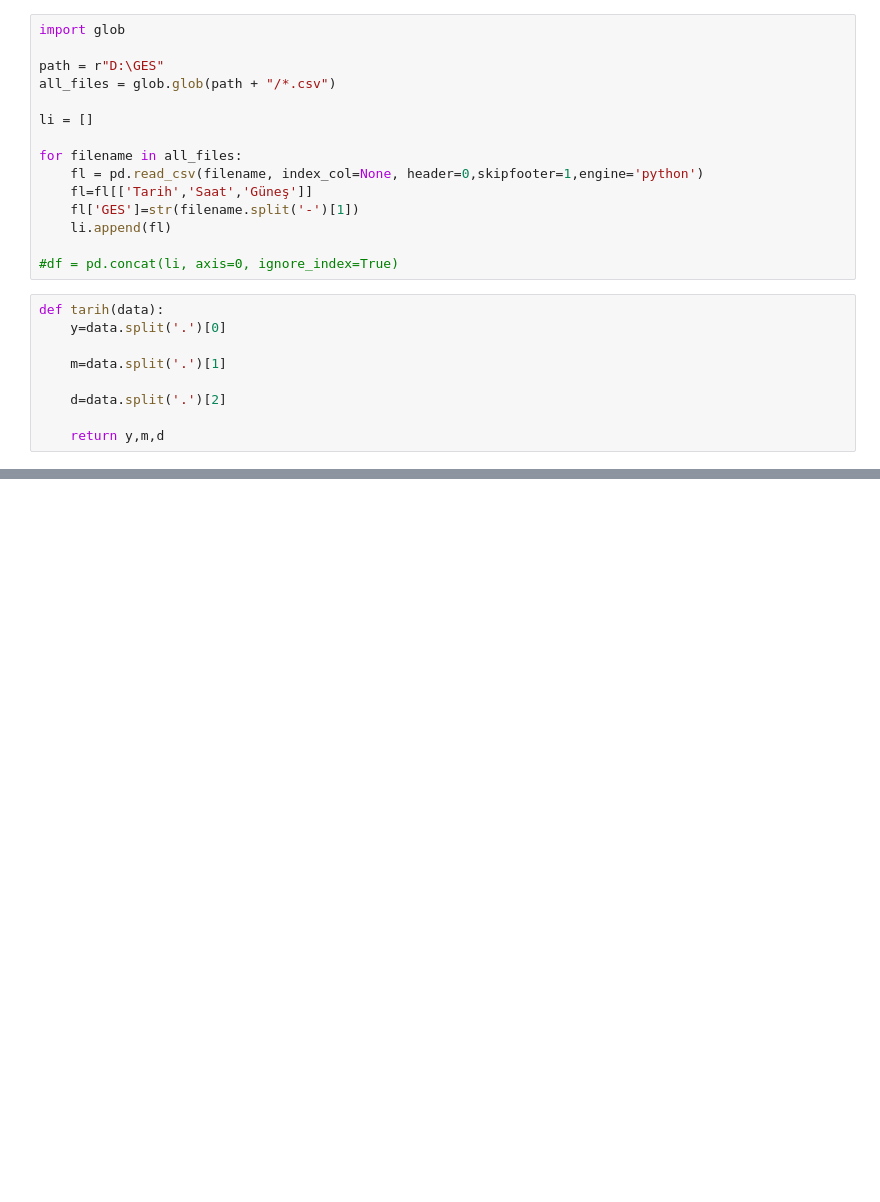
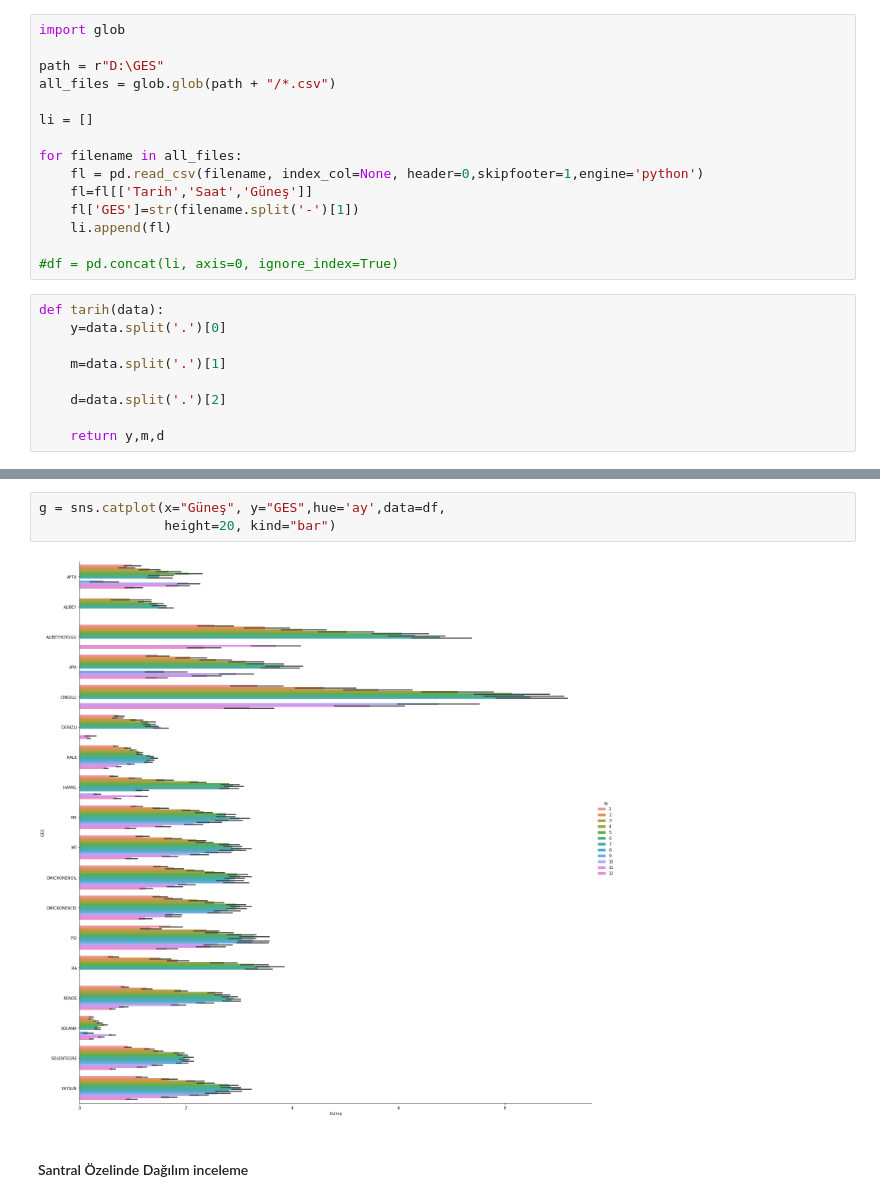
Before and after one commit to AhmetY21/GES, a Jupyter notebook: GES EDA.ipynb, the cells around one changed output, grey strips where cells are left out. Drawn from its saved outputs; the diff is of its cells as text; blank space fills up the shorter version.

```diff
--- a/GES EDA.ipynb
+++ b/GES EDA.ipynb
@@ -50,0 +99,7 @@ plt.legend(l)
+# %%
+g = sns.catplot(x="Güneş", y="GES",hue='ay',data=df,
+                height=20, kind="bar")
+# %% [output]
+[figure, added]
+# %% [markdown]
+#### Santral Özelinde Dağılım inceleme
```
Also changed, not shown: parts of 46 cells of this notebook.
